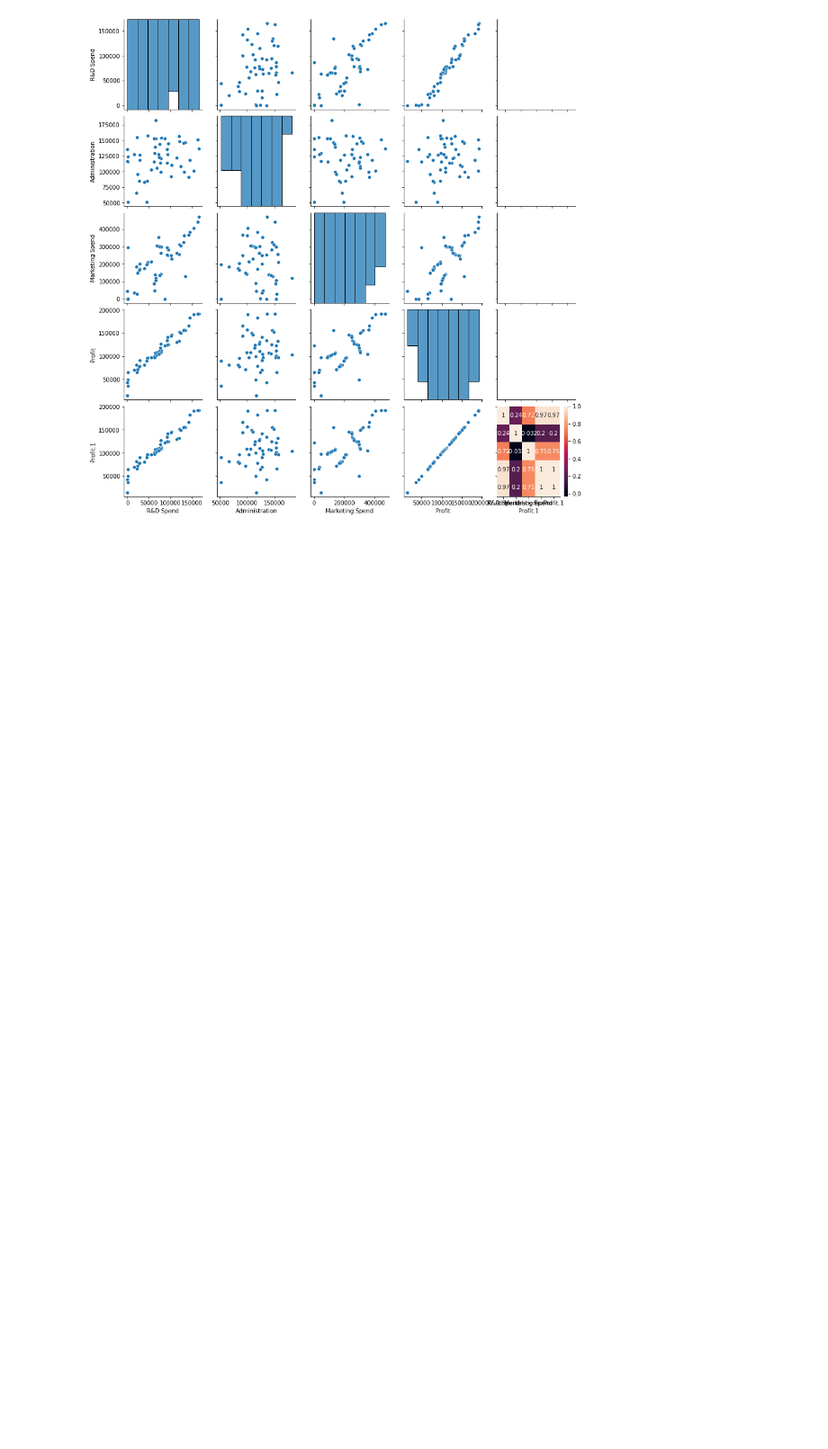
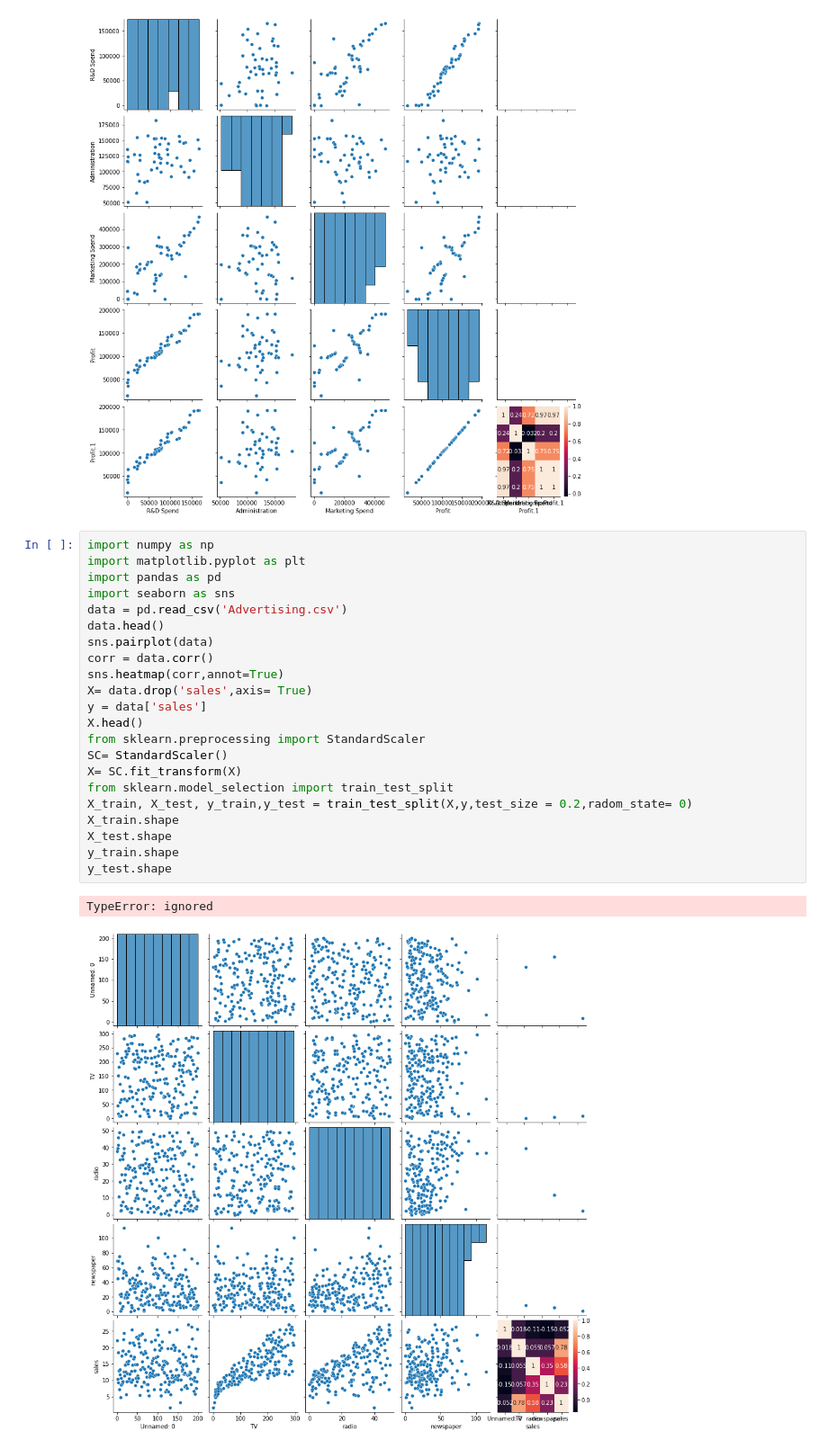
Before and after one commit to NguyenthanhTung14/Nguy-nThanhT-ng, a Jupyter notebook: baingay13_3.ipynb, the cells around one changed output. Shown at 90% size. Saved outputs shown, nothing was run; the diff lists cells and outputs as text; blank space fills up the shorter version.

```diff
--- a/baingay13_3.ipynb
+++ b/baingay13_3.ipynb
@@ -206,3 +206,28 @@ calculation = pd.DataFrame(np.c_[y_test,y_pred],columns=['Original Profit','Pred
 # %% [output]
 NameError: ignored
 [figure]
+# %%
+import numpy as np
+import matplotlib.pyplot as plt
+import pandas as pd
+import seaborn as sns
+data = pd.read_csv('Advertising.csv')
+data.head()
+sns.pairplot(data)
+corr = data.corr()
+sns.heatmap(corr,annot=True)
+X= data.drop('sales',axis= True)
+y = data['sales']
+X.head()
+from sklearn.preprocessing import StandardScaler
+SC= StandardScaler()
+X= SC.fit_transform(X)
+from sklearn.model_selection import train_test_split
+X_train, X_test, y_train,y_test = train_test_split(X,y,test_size = 0.2,radom_state= 0)
+X_train.shape
+X_test.shape
+y_train.shape
+y_test.shape
+# %% [output]
+TypeError: ignored
+[figure, added]
```
